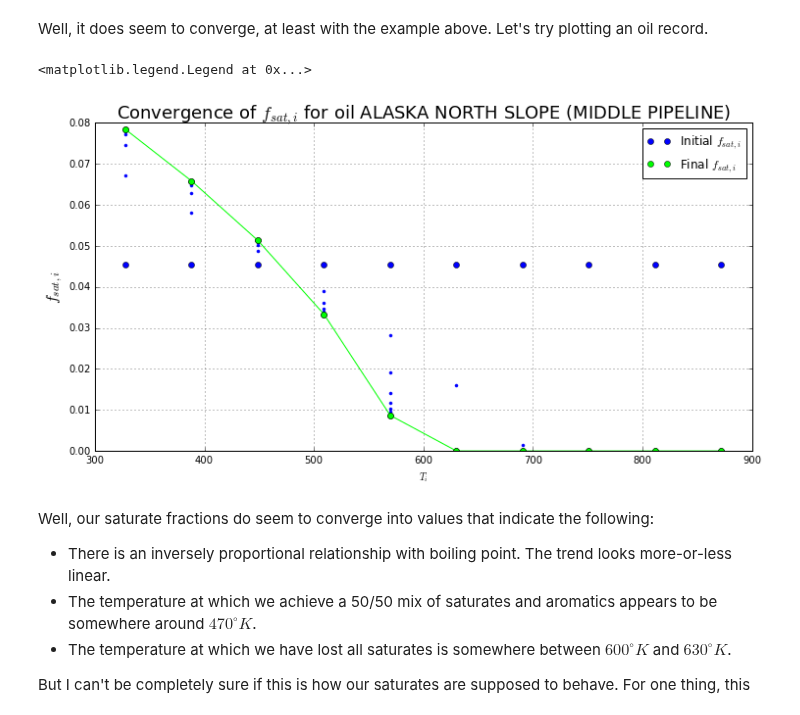
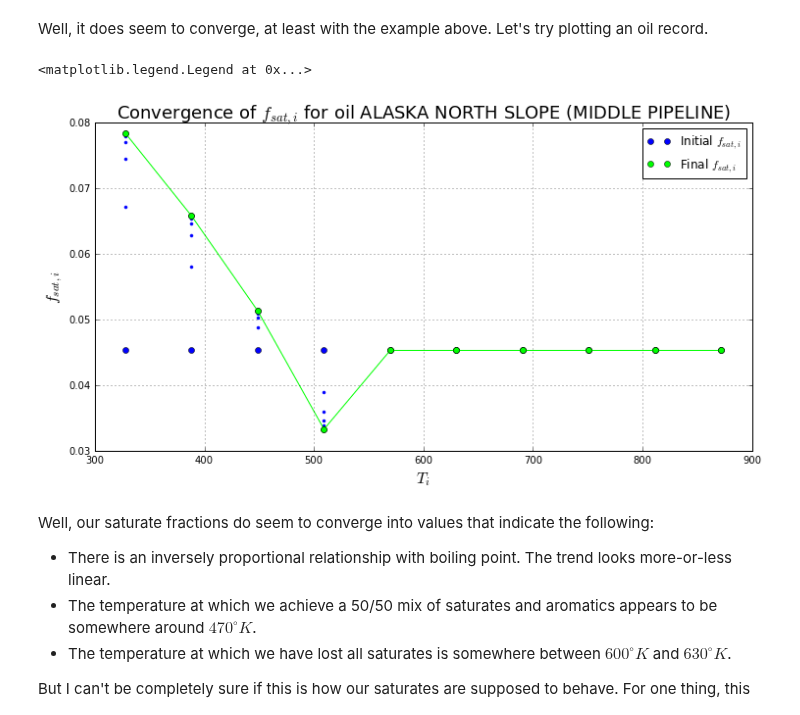
Before and after one commit to NOAA-ORR-ERD/OilLibrary, a Jupyter notebook: documentation/notebooks/Oil_Properties_Estimation.ipynb, the cells around one changed output. Saved outputs shown, nothing was run; the diff lists cells and outputs as text; code cells hidden in the pictures.

```diff
--- a/documentation/notebooks/Oil_Properties_Estimation.ipynb
+++ b/documentation/notebooks/Oil_Properties_Estimation.ipynb
@@ -851,10 +910,9 @@ def inverse_linear_curve(y, a, b):
 def oil_normalized_cut_values(imported_rec, num_cuts=10):
     f_res, f_asph = oil_inert_fractions(imported_rec)
 
-    BP_i = [c.vapor_temp_k for c in oil_culled_cuts(imported_rec)]
-    fevap_i = [c.fraction for c in oil_culled_cuts(imported_rec)]
+    culled_cuts = list(oil_culled_cuts(imported_rec))
 
-    if len(BP_i) == 0:
+    if len(culled_cuts) == 0:
         if imported_rec.api is not None:
             oil_api = imported_rec.api
         else:
@@ -863,29 +921,36 @@ def oil_normalized_cut_values(imported_rec, num_cuts=10):
 
         BP_i = estimate_cut_temps_from_api(oil_api)
         fevap_i = np.cumsum(estimate_n_fmasses(f_res, f_asph))
+    else:
+        BP_i, fevap_i = zip(*[(c.vapor_temp_k, c.fraction)
+                              for c in culled_cuts])
 
     popt, pcov = curve_fit(linear_curve, BP_i, fevap_i)
 
     fevap_i = np.linspace(0.0, 1.0 - f_res - f_asph, (num_cuts * 2) + 1)[1:]
-    T_i = inverse_linear(fevap_i, *popt)
+    T_i = np.clip(inverse_linear(fevap_i, *popt), 0.0, 5000.0)
 
     fevap_i = fevap_i.reshape(-1,2)[:,1]
     T_i = T_i.reshape(-1,2)[:,0]
 
+    above_zero = T_i > 0.0
+    T_i = T_i[above_zero]
+    fevap_i = fevap_i[above_zero]
+
     return T_i, fevap_i
 
 def oil_normalized_cut_temps(imported_rec, num_cuts=10):
-    cut_temps, _f_evap_i = oil_normalized_cut_values(obj)
+    cut_temps, _f_evap_i = oil_normalized_cut_values(imported_rec)
 
     return cut_temps
 
 def oil_normalized_cut_fmasses(imported_rec, num_cuts=10):
-    _cut_temps, f_evap_i = oil_normalized_cut_values(obj)
+    _cut_temps, f_evap_i = oil_normalized_cut_values(imported_rec)
 
     return estimate_fmasses_from_cuts(f_evap_i)
 
 def oil_normalized_cut_temps_fmasses(imported_rec, num_cuts=10):
-    cut_temps, f_evap_i = oil_normalized_cut_values(obj)
+    cut_temps, f_evap_i = oil_normalized_cut_values(imported_rec)
 
     return cut_temps, estimate_fmasses_from_cuts(f_evap_i)
 
@@ -1371,6 +1435,23 @@ def verify_cut_fractional_masses(fmass_i, T_i,
                                               T_i)
     f_arom_i = fmass_i - f_sat_i
 
+    # Riazi states that CPPF eqs. 3.77 and 3.78 only work with
+    # molecular weights less than 200.  So we will punt
+    # with Bill's recommendation of 50/50 in those cases.
+    # In the future we might be able to figure out how
+    # to implement CPPF eqs. 3.81 and 3.82, which work with
+    # the molecular weights above 200.
+    above_200 = M_w_avg_i > 200.0
+    try:
+        f_sat_i[above_200] = fmass_i[above_200] / 2.0
+        f_arom_i[above_200] = fmass_i[above_200] / 2.0
+    except TypeError:
+        # numpy array assignment failed, try a scalar assignment
+        if above_200:
+            f_sat_i = fmass_i / 2.0
+            f_arom_i = fmass_i / 2.0
+
+
     return f_sat_i, f_arom_i
 
 fmass_i, f_sat_i, f_arom_i = 1.0, 0.5, 0.5
@@ -1403,47 +1484,48 @@ Well, it does seem to converge, at least with the example above.  Let's try plot
 plt.figure(1, figsize=(12,6))
 plt.subplot(111)
 
-plt.xlabel(r'$T_i$')
+obj = ans_mp
+
+plt.xlabel(r'$T_i$', fontsize=16)
 plt.ylabel(r'$f_{sat,i}$', fontsize=16)
 plt.grid()
-plt.title(r'Convergence of $f_{{sat,i}}$ for oil {}'.format(ans_mp.oil_name),
+plt.title(r'Convergence of $f_{{sat,i}}$ for oil {}'.format(obj.oil_name),
           fontsize=18)
 
 #for obj in (ans_mp, ans_2002, bahia, arabian, canola):
-obj = ans_mp
 cut_temps, fmass_i = oil_normalized_cut_temps_fmasses(obj)
 
 f_sat_i = fmass_i / 2.0
 f_arom_i = fmass_i / 2.0
 
 label=r'Initial $f_{sat,i}$'
 color, linestyle, marker = 'b', 'None', 'o'
 plt.plot(cut_temps, f_sat_i,
          color=color, linestyle=linestyle, marker=marker, label=label)
 
 for i in range(20):
     color, linestyle, marker = 'b', 'None', '.'
     label=''
 
     f_sat_i, f_arom_i = verify_cut_fractional_masses(fmass_i, cut_temps,
                                                      f_sat_i, f_arom_i)
 
     plt.plot(cut_temps, f_sat_i,
              color=color, linestyle=linestyle, marker=marker, label=label)
 
 color, linestyle, marker = '#00ff00', 'None', 'o'
 label=r'Final $f_{sat,i}$'
 plt.plot(cut_temps, f_sat_i,
          color=color, linestyle=linestyle, marker=marker, label=label)
 color, linestyle, marker = '#00ff00', '-', 'o'
 label=''
 plt.plot(cut_temps, f_sat_i,
          color=color, linestyle=linestyle, marker=marker, label=label)
 
 plt.legend(loc='upper right')
 # %% [output]
 <matplotlib.legend.Legend at 0x...>
-[figure, old version]
+[figure, new version]
 # %% [markdown]
 Well, our saturate fractions do seem to converge into values that indicate the following:
 
```
Also changed, not shown: parts of 15 cells of this notebook.
